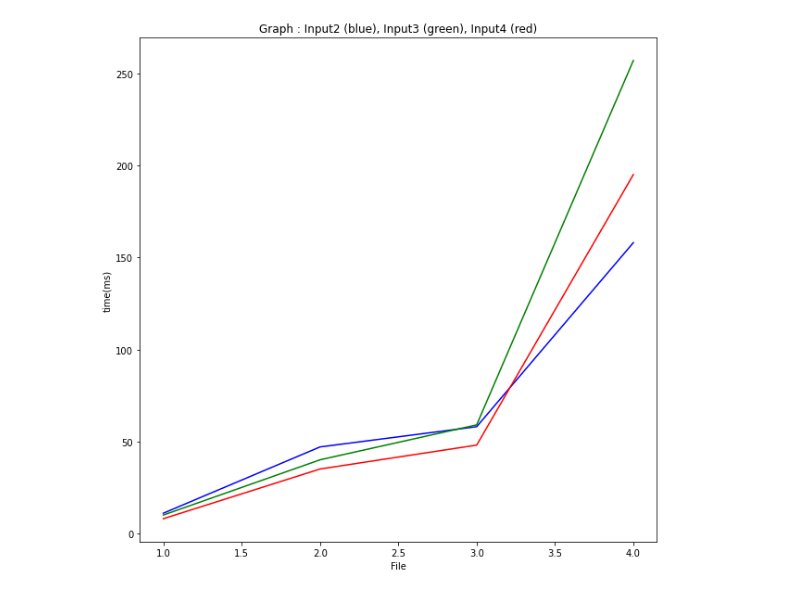
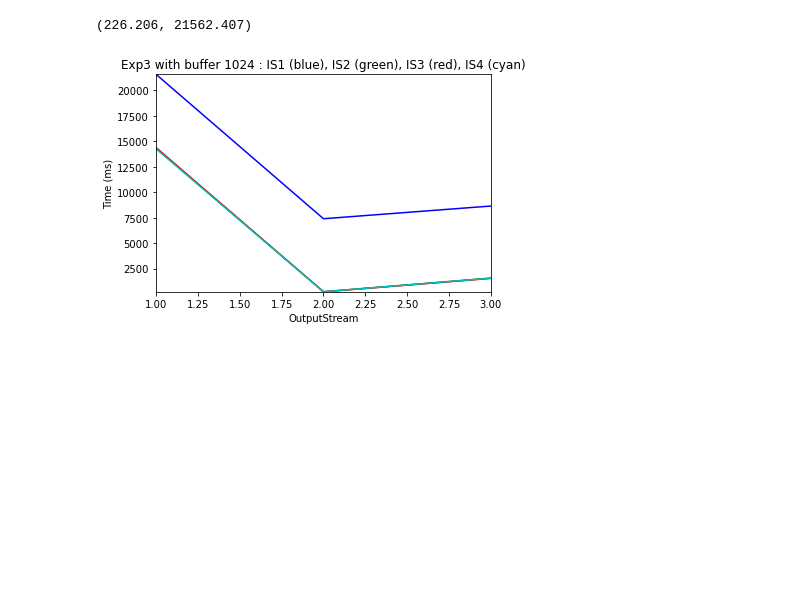
Before and after one commit to dysoxor/INFO-H417, a Jupyter notebook: GraphsGenerator.ipynb, the cells around one changed output. Saved outputs shown, nothing was run; the diff lists cells and outputs as text; code cells hidden in the pictures; blank space fills up the shorter version.

```diff
--- a/GraphsGenerator.ipynb
+++ b/GraphsGenerator.ipynb
@@ -2,7 +2,7 @@
 import matplotlib.pyplot as plt
 %matplotlib inline
 
-SOURCE_FILE = "result/results_exp1_graph_p2.txt"
+SOURCE_FILE = "graphOutput.txt"
 
 
 """
@@ -107,7 +107,7 @@ for i in range(len(lines)):
     sortPoints(lines[i], 0)
 
 
-plt.figure(figsize=(10,10))
+plt.figure()
 plt.title(title)
 plt.xlabel(axis[0])
 plt.ylabel(axis[1])
@@ -120,31 +120,32 @@ maxX = 0
 maxY = 0
 minX = float('inf')
 minY = float('inf')
 
 for i in range(len(lines)):
     line = lines[i]
     xPoints = []
     yPoints = []
     for j in range(len(line)):
         xPoints.append(line[j][0])
         yPoints.append(line[j][1])
         if (line[j][0] > maxX):
             maxX = line[j][0]
         if (line[j][0] < minX):
             minX = line[j][0]
         if (line[j][1] > maxY):
             maxY = line[j][1]
         if (line[j][1] < minY):
             minY = line[j][1]
     style = listOfColorsIDs[colorIndex]+listOfLineStylesIDs[styleIndex]
     plt.plot(xPoints, yPoints, style)
     colorIndex += 1
     if (colorIndex >= len(listOfColorsIDs)):
         colorIndex = 0
         styleIndex += 1
 
 
 plt.xlim(minX,maxX)
 plt.ylim(minY,maxY)
 # %% [output]
+(226.206, 21562.407)
-[figure, old version]
+[figure, new version]
```
Also changed, not shown: 19 other files.
